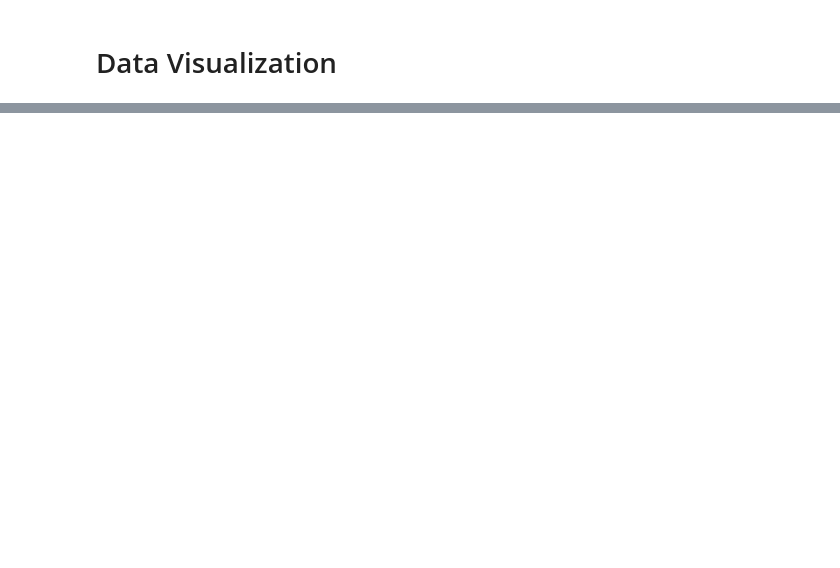
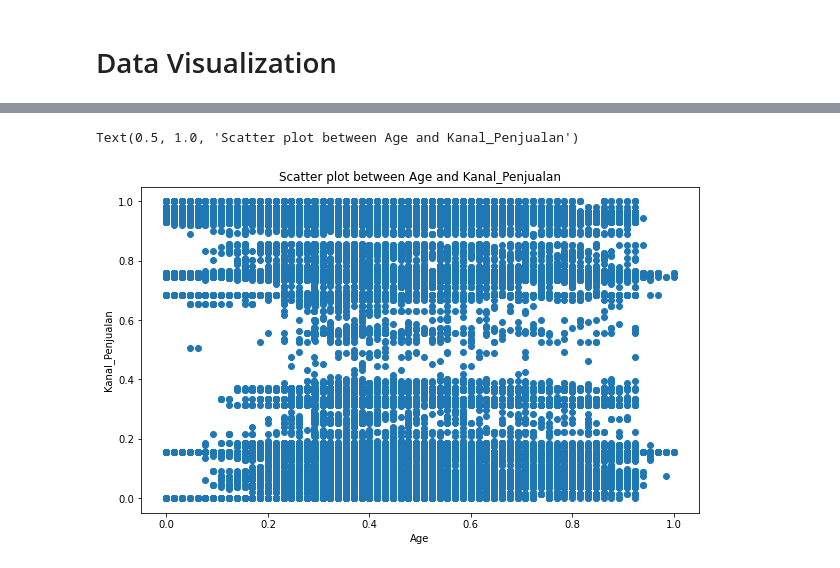
Before and after one commit to hilaler/Used-Car-interest, a Jupyter notebook: ScratchClustering.ipynb, the cells around one changed output, grey strips where cells are left out. Saved outputs shown, nothing was run; the diff lists cells and outputs as text; code cells hidden in the pictures; blank space fills up the shorter version.

```diff
--- a/ScratchClustering.ipynb
+++ b/ScratchClustering.ipynb
@@ -123,0 +146,9 @@ sns.barplot(x='Umur_Kendaraan', y='Tertarik', data=data_train)
+# %%
+plt.figure(figsize=(10,6))
+plt.scatter(data_train['Umur'],data_train['Kanal_Penjualan'], marker='o');
+plt.xlabel('Age')
+plt.ylabel('Kanal_Penjualan')
+plt.title('Scatter plot between Age and Kanal_Penjualan')
+# %% [output]
+Text(0.5, 1.0, 'Scatter plot between Age and Kanal_Penjualan')
+[figure, added]
```
Also changed, not shown: parts of 30 cells of this notebook.
